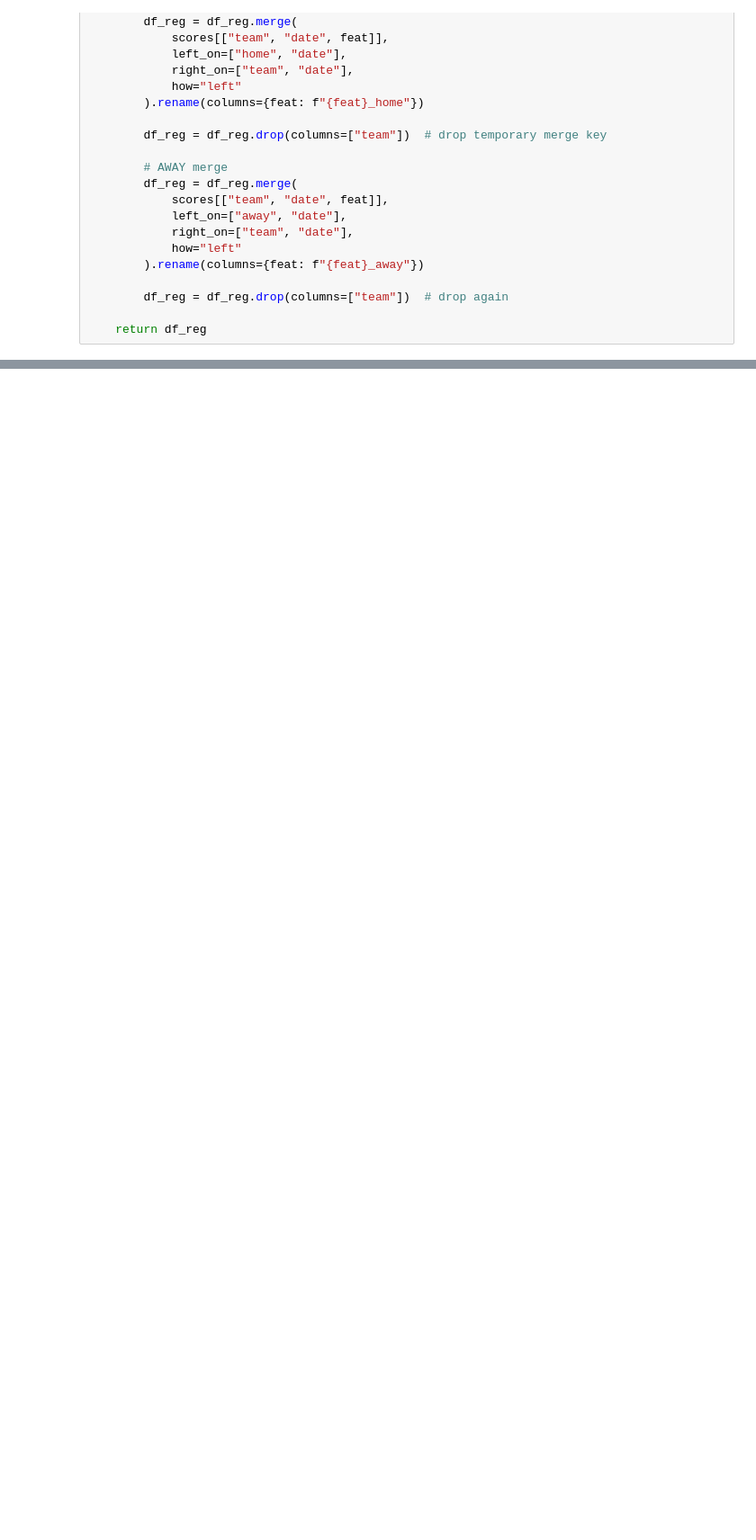
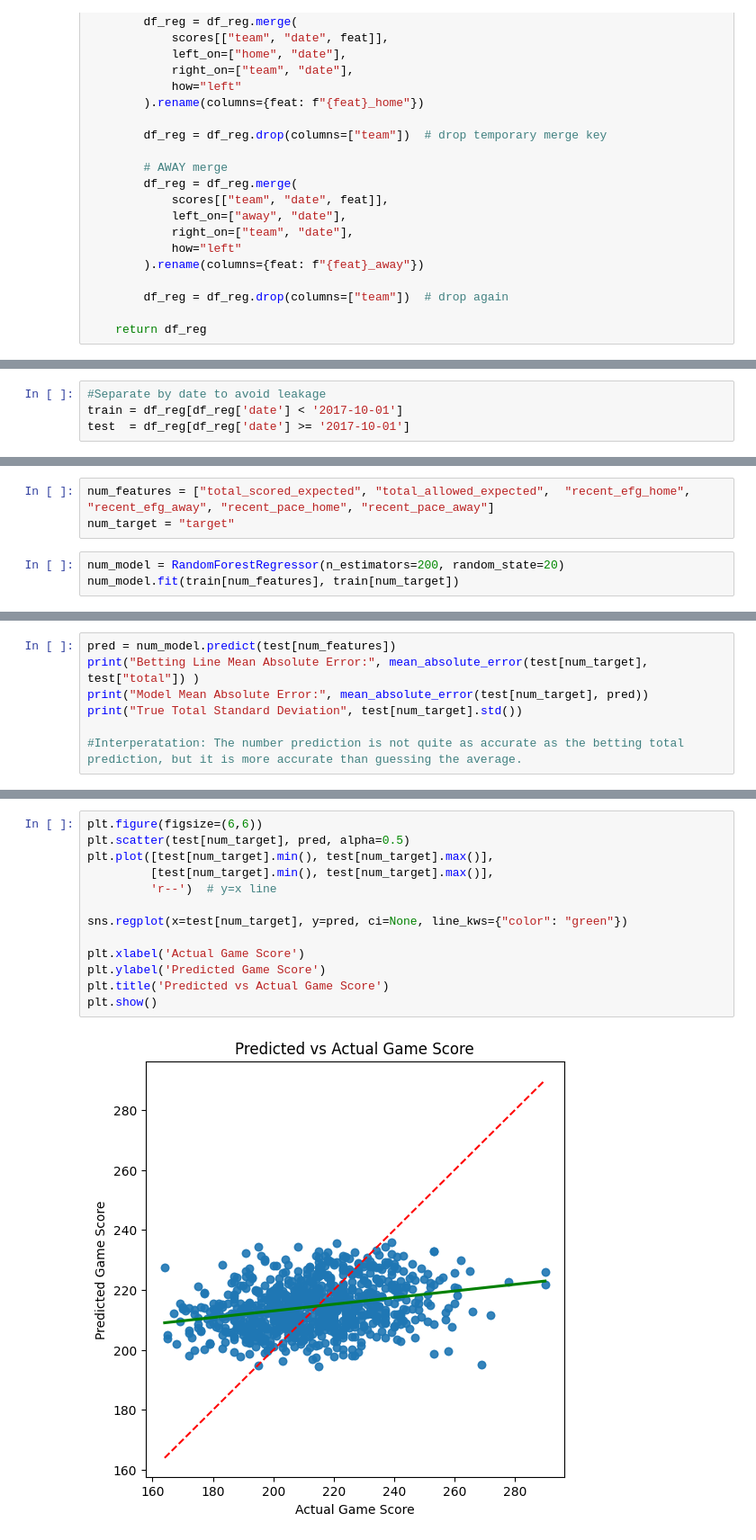
Before and after one commit to Ryan-Siglag/NBA-Score-Prediction, a Jupyter notebook: NBA_Totals.ipynb, the cells around one changed output, grey strips where cells are left out. Shown at 90% size. Saved outputs shown, nothing was run; the diff lists cells and outputs as text; blank space fills up the shorter version.

```diff
--- a/NBA_Totals.ipynb
+++ b/NBA_Totals.ipynb
@@ -499,0 +283,4 @@ plt.show()
+# %%
+#Separate by date to avoid leakage
+train = df_reg[df_reg['date'] < '2017-10-01']
+test  = df_reg[df_reg['date'] >= '2017-10-01']
@@ -499,0 +289,6 @@ plt.show()
+# %%
+num_features = ["total_scored_expected", "total_allowed_expected",  "recent_efg_home", "recent_efg_away", "recent_pace_home", "recent_pace_away"]
+num_target = "target"
+# %%
+num_model = RandomForestRegressor(n_estimators=200, random_state=20)
+num_model.fit(train[num_features], train[num_target])
@@ -499,0 +297,7 @@ plt.show()
+# %%
+pred = num_model.predict(test[num_features])
+print("Betting Line Mean Absolute Error:", mean_absolute_error(test[num_target], test["total"]) )
+print("Model Mean Absolute Error:", mean_absolute_error(test[num_target], pred))
+print("True Total Standard Deviation", test[num_target].std())
+
+#Interperatation: The number prediction is not quite as accurate as the betting total prediction, but it is more accurate than guessing the average.
@@ -499,0 +308,15 @@ plt.show()
+# %%
+plt.figure(figsize=(6,6))
+plt.scatter(test[num_target], pred, alpha=0.5)
+plt.plot([test[num_target].min(), test[num_target].max()],
+         [test[num_target].min(), test[num_target].max()],
+         'r--')  # y=x line
+
+sns.regplot(x=test[num_target], y=pred, ci=None, line_kws={"color": "green"})
+
+plt.xlabel('Actual Game Score')
+plt.ylabel('Predicted Game Score')
+plt.title('Predicted vs Actual Game Score')
+plt.show()
+# %% [output]
+[figure, added]
```
Also changed, not shown: parts of 56 cells of this notebook.
